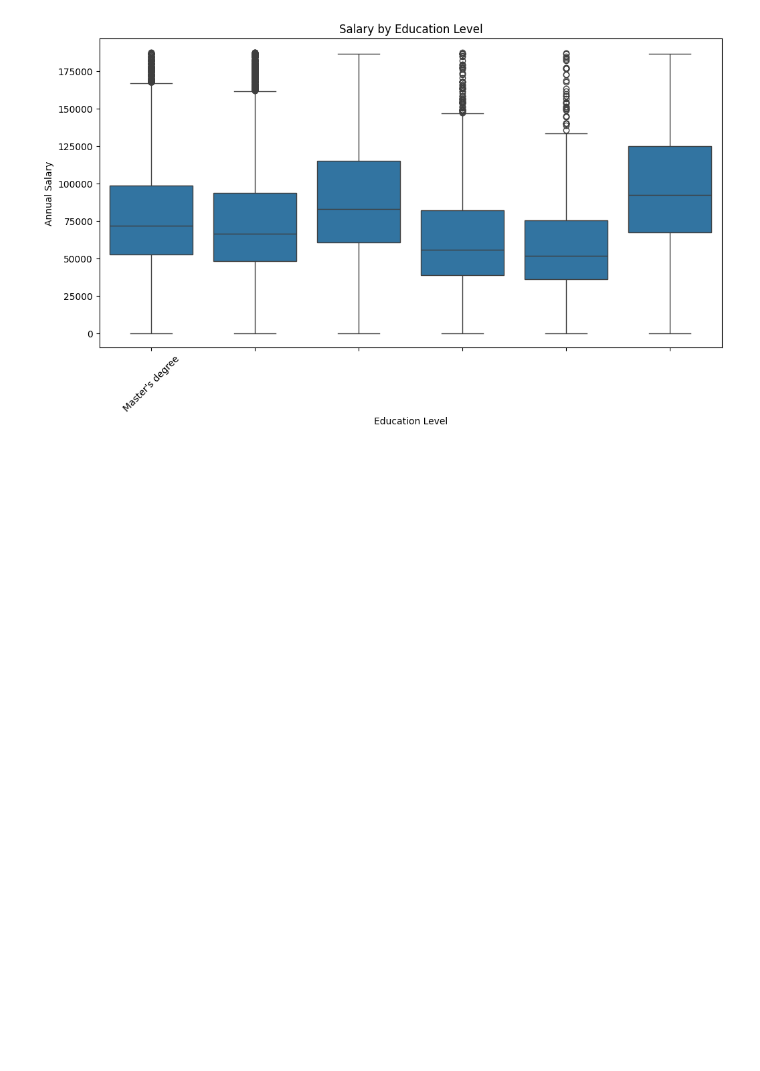
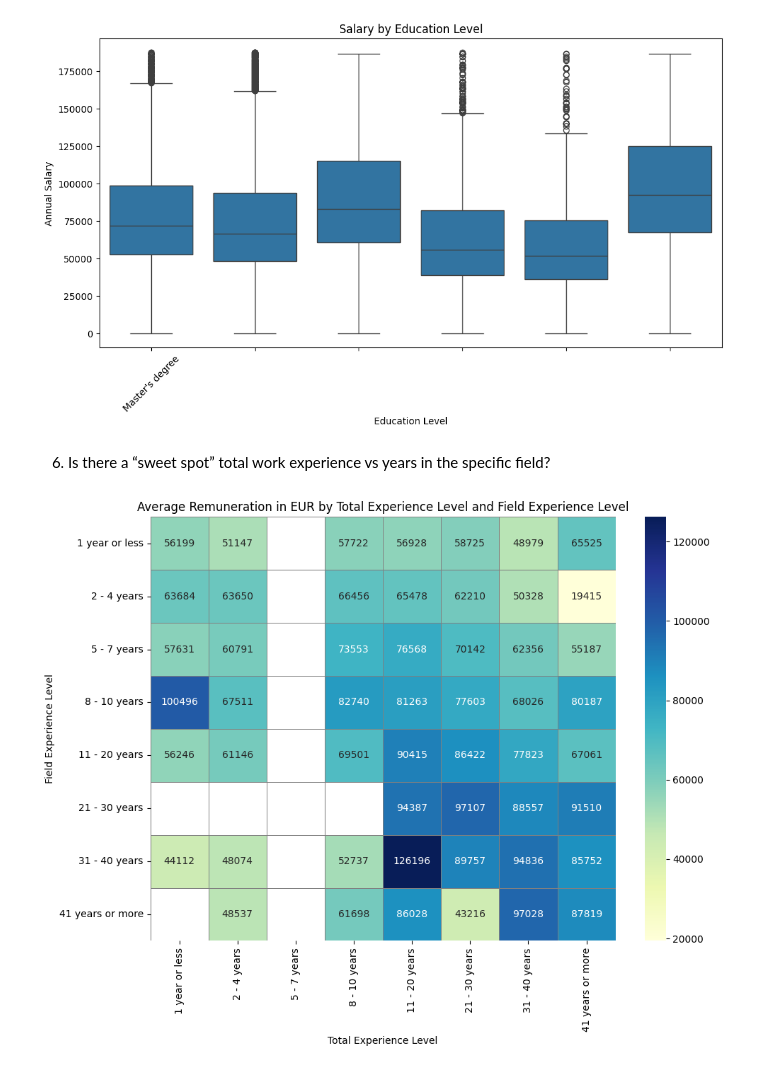
Before and after one commit to Jaddevvv/final_project, a Jupyter notebook: Exercise 99 - Exam - Salaries.ipynb, the cells around one changed output. Cells and saved outputs as stored; diff of their text form; code cells hidden in the pictures; blank space fills up the shorter version.

```diff
--- a/Exercise 99 - Exam - Salaries.ipynb
+++ b/Exercise 99 - Exam - Salaries.ipynb
@@ -579,3 +623,31 @@ plt.show()
 # %% [output]
 [figure]
 [figure]
+# %% [markdown]
+
+6. Is there a “sweet spot” total work experience vs years in the specific field?
+# %%
+# Same thing as before to categorize the experience levels because they are strings
+salaries['Field Experience Level'] = pd.Categorical(salaries['Field experience'], categories=experience_order, ordered=True)
+
+avg_remuneration_experience = salaries.groupby(['Field Experience Level', 'Total Experience Level'])['Total Remuneration EUR'].mean().reset_index()
+
+pivot_table = avg_remuneration_experience.pivot(index='Field Experience Level', columns='Total Experience Level', values='Total Remuneration EUR')
+
+# Plot the heatmap
+plt.figure(figsize=(10, 8))
+sns.heatmap(
+    pivot_table,
+    annot=True,
+    fmt=".0f",
+    cmap='YlGnBu',
+    linewidths=.5,
+    linecolor='gray'
+)
+plt.title('Average Remuneration in EUR by Total Experience Level and Field Experience Level')
+plt.xlabel('Total Experience Level')
+plt.ylabel('Field Experience Level')
+plt.tight_layout()
+plt.show()
+# %% [output]
+[figure, added]
```
Also changed, not shown: parts of 11 cells of this notebook.
